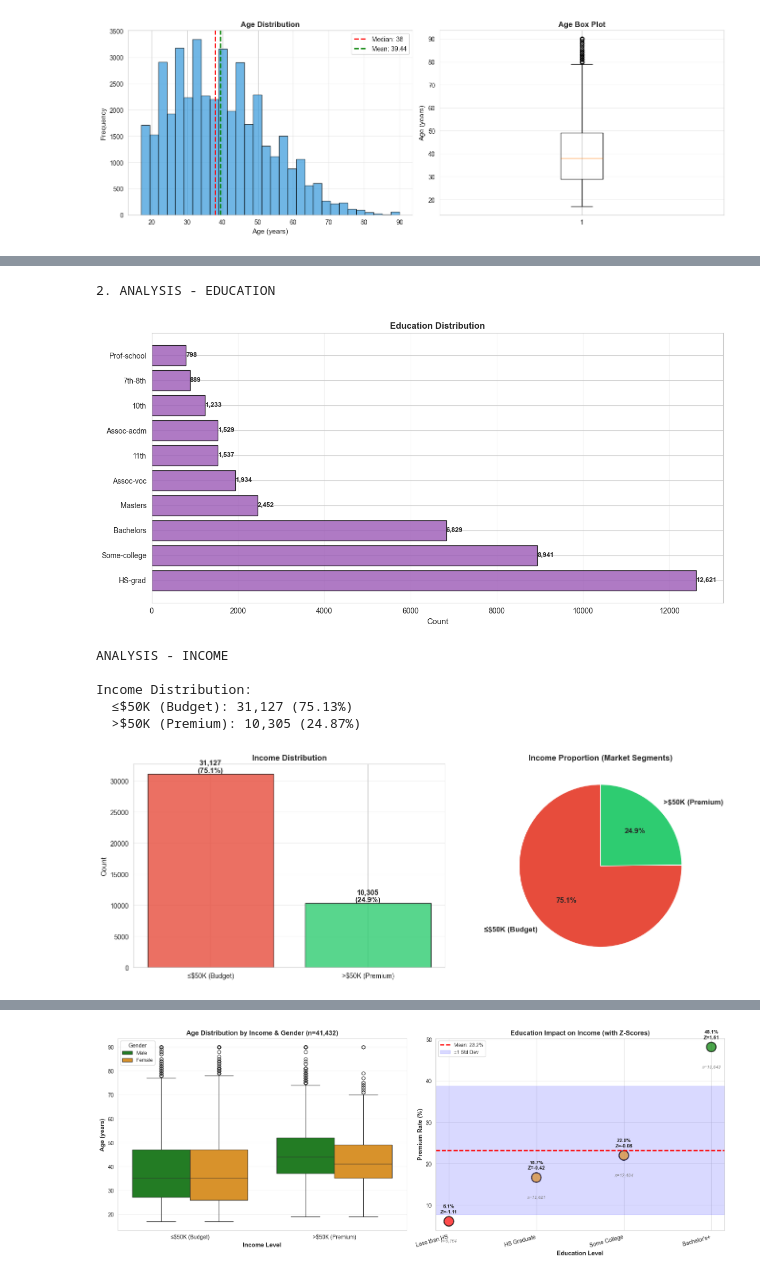
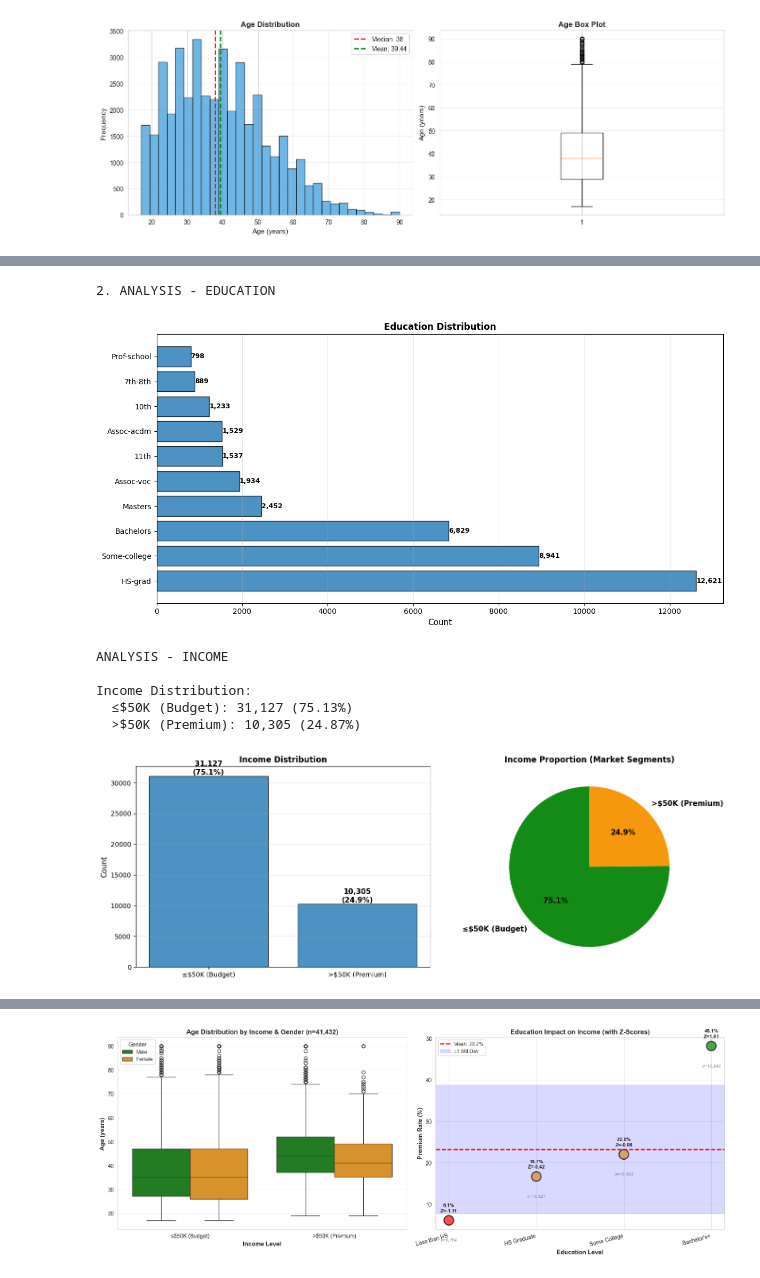
Before and after one commit to vgsilva-eng/AI-stats-probability, a Jupyter notebook: notebooks/eda_cleaned_dataset.ipynb, the cells around one changed output, grey strips where cells are left out. Saved outputs shown, nothing was run; the diff lists cells and outputs as text; code cells hidden in the pictures.

```diff
--- a/notebooks/eda_cleaned_dataset.ipynb
+++ b/notebooks/eda_cleaned_dataset.ipynb
@@ -122,8 +123,9 @@ Gender Distribution:
 # %%
 # Funtion 3: Analysis - Education
 def analyze_education(df: pd.DataFrame) -> Dict[str, Any]:
-    """Analyze education distribution."""
-
+    """Analyze education distribution - top 10 categories.
+    Computes counts for each education category.
+    """
     print("\n2. ANALYSIS - EDUCATION")
 
     edu_dist = df['education'].value_counts()
@@ -131,7 +133,7 @@ def analyze_education(df: pd.DataFrame) -> Dict[str, Any]:
     #visualization - Top 10 only
     fig, ax = plt.subplots(figsize=(12, 6))
     top_10_edu = edu_dist.head(10)
-    bars = ax.barh(range(len(top_10_edu)), np.array(top_10_edu.values), color='#9b59b6',
+    bars = ax.barh(range(len(top_10_edu)), np.array(top_10_edu.values),
                    edgecolor='black', alpha=0.8)
     ax.set_yticks(range(len(top_10_edu)))
     ax.set_yticklabels(top_10_edu.index.tolist())
@@ -154,11 +156,19 @@ def analyze_education(df: pd.DataFrame) -> Dict[str, Any]:
 edu_dist = analyze_education(df_cleaned)
 # %% [output]
 2. ANALYSIS - EDUCATION
-[figure, old version]
+[figure, new version]
 # %%
 # Function: Analysis - Income
 def analyze_income(df: pd.DataFrame) -> Dict[str, Any]:
-    """Analyze income distribution."""
+    """Analyze income distribution.
+    Calculates counts and percentages for budget (≤$50K) vs premium (>$50K) segments.
+    Visualizations:
+        - Bar chart: Absolute counts to see market size
+        - Pie chart: Percentage split for market segmentation strategy
+    Business Context:
+        Premium segment (>$50K) = Target for high-end planners ($50-100)
+        Budget segment (≤$50K) = Target for affordable planners ($10-20)
+    """
     print("\nANALYSIS - INCOME")
 
     income_counts = df['income_binary'].value_counts()
@@ -174,37 +184,36 @@ def analyze_income(df: pd.DataFrame) -> Dict[str, Any]:
     fig, axes = plt.subplots(1, 2, figsize=(14, 5))
 
     # Bar chart
-    colors = ['#e74c3c', '#2ecc71']
     labels = [income_labels[i] for i in income_counts.index]
-    bars = axes[0].bar(labels, income_counts.values, color=colors,
+    bars = axes[0].bar(labels, income_counts.values,
                        edgecolor='black', alpha=0.8)
     for bar in bars:
         height = bar.get_height()
         axes[0].text(bar.get_x() + bar.get_width()/2., height,
                      f'{int(height):,}\n({height/len(df)*100:.1f}%)',
                      ha='center', va='bottom', fontsize=11, fontweight='bold')
     axes[0].set_ylabel('Count', fontsize=11)
     axes[0].set_title('Income Distribution', fontsize=12, fontweight='bold')
     axes[0].grid(axis='y', alpha=0.3)
 
     # Pie chart
     axes[1].pie(income_counts.values, labels=labels, autopct='%1.1f%%',
                 colors=colors, startangle=90, textprops={'fontsize': 11, 'fontweight': 'bold'})
     axes[1].set_title('Income Proportion (Market Segments)', fontsize=12, fontweight='bold')
 
     plt.tight_layout()
     plt.show()
 
     return income_counts.to_dict()
 
 income_dist = analyze_income(df_cleaned)
 # %% [output]
 ANALYSIS - INCOME
 
 Income Distribution:
   ≤$50K (Budget): 31,127 (75.13%)
   >$50K (Premium): 10,305 (24.87%)
-[figure, old version]
+[figure, new version]
 # %%
 # Anlysis:income by Gender %
 print("ANALYSIS - INCOME by GENDER")
```
Also changed, not shown: parts of 7 cells of this notebook, 3 other files.
